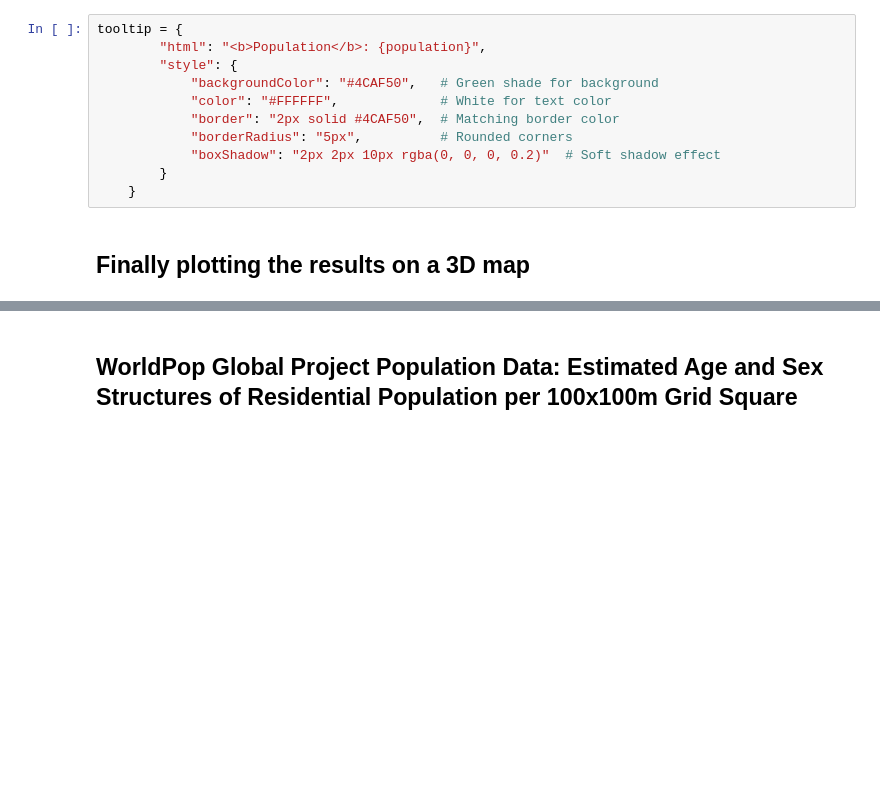
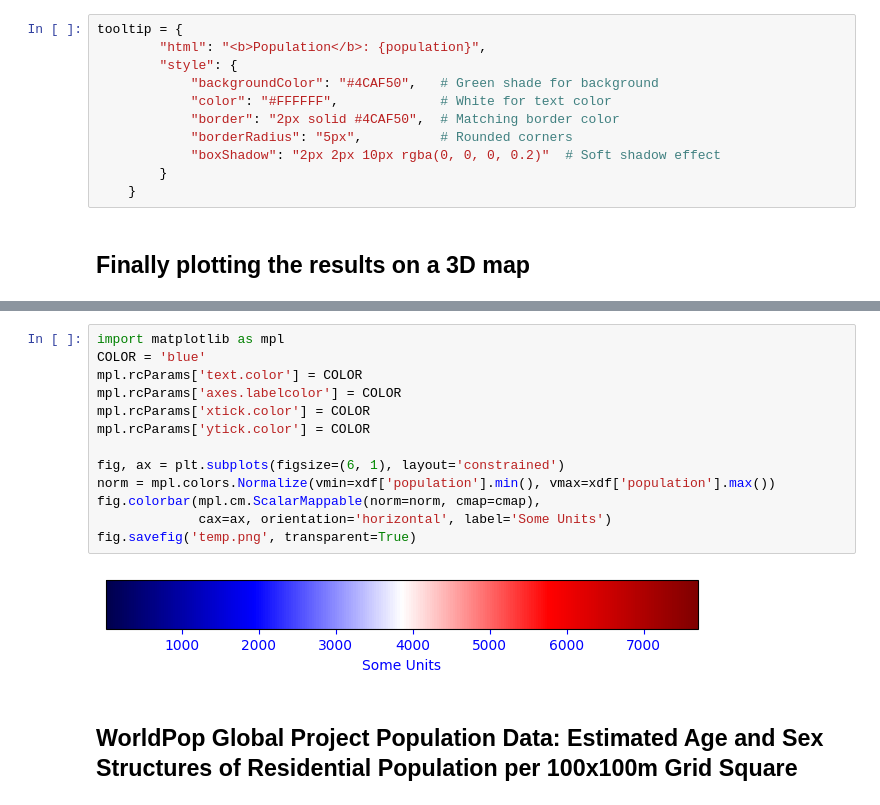
Before and after one commit to kavyajeetbora/CityHealthMonitor, a Jupyter notebook: development/population_estimate.ipynb, the cells around one changed output, grey strips where cells are left out. Cells and saved outputs as stored; diff of their text form; blank space fills up the shorter version.

Commit message:
Add - created colormap for legend

```diff
--- a/development/population_estimate.ipynb
+++ b/development/population_estimate.ipynb
@@ -295,6 +281,21 @@ r
     }
   ]
 }
+# %%
+import matplotlib as mpl
+COLOR = 'blue'
+mpl.rcParams['text.color'] = COLOR
+mpl.rcParams['axes.labelcolor'] = COLOR
+mpl.rcParams['xtick.color'] = COLOR
+mpl.rcParams['ytick.color'] = COLOR
+
+fig, ax = plt.subplots(figsize=(6, 1), layout='constrained')
+norm = mpl.colors.Normalize(vmin=xdf['population'].min(), vmax=xdf['population'].max())
+fig.colorbar(mpl.cm.ScalarMappable(norm=norm, cmap=cmap),
+             cax=ax, orientation='horizontal', label='Some Units')
+fig.savefig('temp.png', transparent=True)
+# %% [output]
+[figure, added]
 # %% [markdown]
 ## WorldPop Global Project Population Data: Estimated Age and Sex Structures of Residential Population per 100x100m Grid Square
 # %%
```
Also changed, not shown: parts of 5 cells of this notebook.
